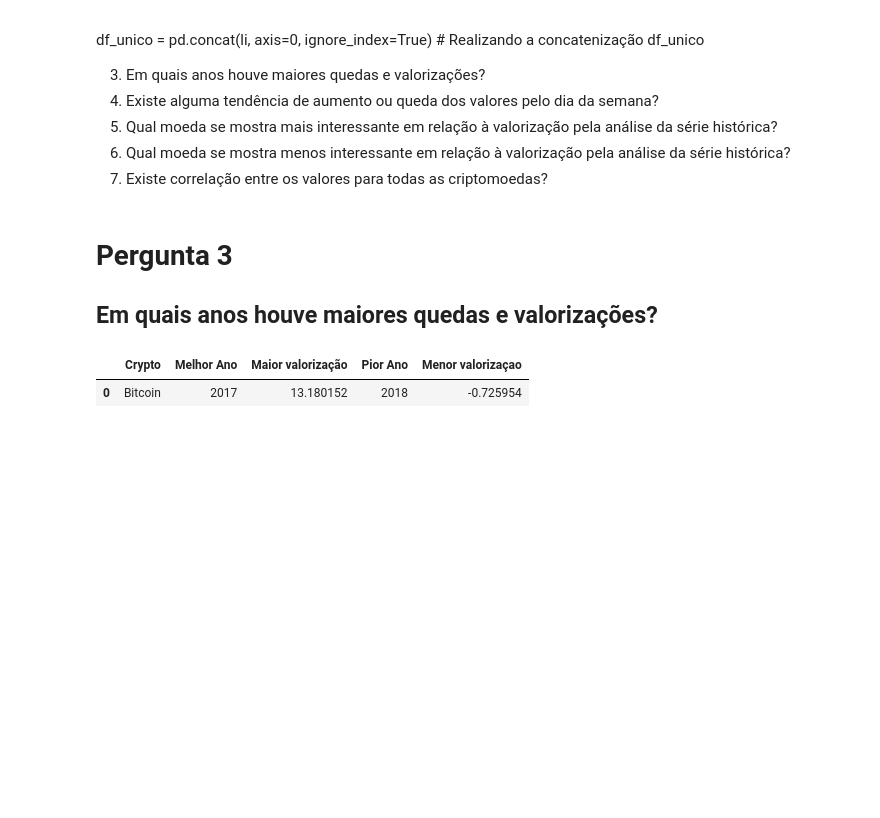
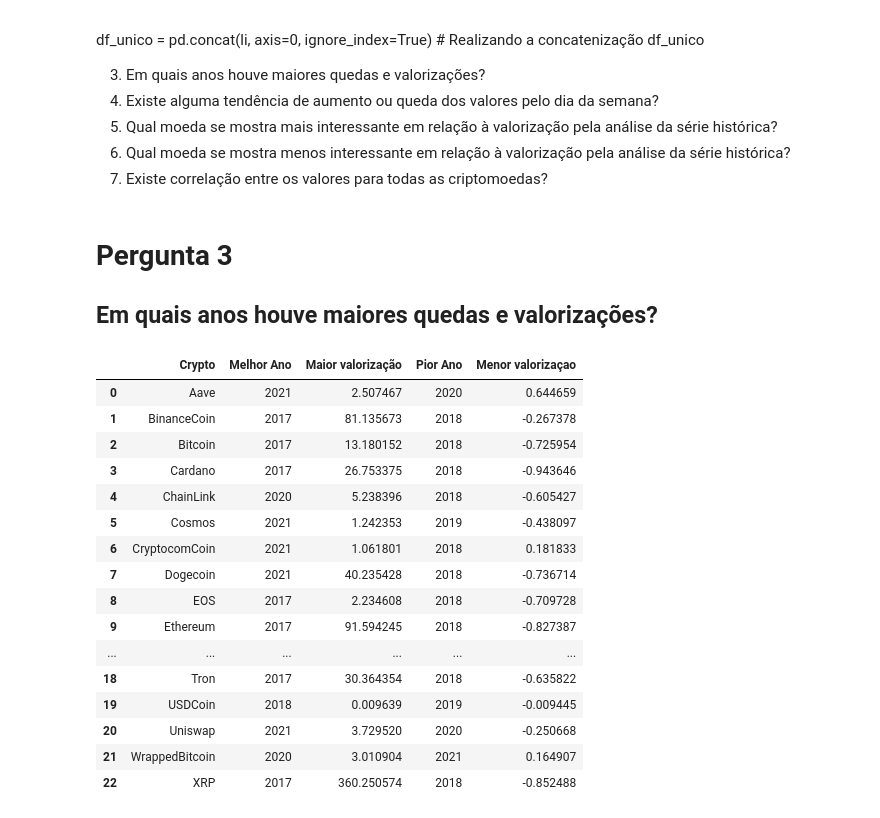
Before and after one commit to WillianXG/Projeto_Em_grupo-Modulo-3, a Jupyter notebook: grupoModulo3.ipynb, the cells around one changed output. Cells and saved outputs as stored; diff of their text form; code cells hidden in the pictures; blank space fills up the shorter version.

Commit message:
Concat dos dataframes

```diff
--- a/grupoModulo3.ipynb
+++ b/grupoModulo3.ipynb
@@ -197,32 +197,50 @@ def calculate_annual(df):
     return df_grouped
 
 annual_changes = [calculate_annual(df) for df in criptomoedas]
 
 def find_extremes(df):
     max_val_year = df['Diferença'].idxmax()
     min_val_year = df['Diferença'].idxmin()
     return max_val_year, df.loc[max_val_year, 'Diferença'], min_val_year, df.loc[min_val_year, 'Diferença']
 
 extremes = [find_extremes(df) for df in annual_changes]
 
 crypto_names = ['Aave', 'BinanceCoin', 'Bitcoin', 'Cardano', 'ChainLink', 'Cosmos', 'CryptocomCoin',
                 'Dogecoin', 'EOS', 'Ethereum', 'Iota', 'Litecoin', 'Monero', 'NEM', 'Polkadot',
                 'Solana', 'Stellar', 'Tether', 'Tron', 'USDCoin', 'Uniswap', 'WrappedBitcoin', 'XRP']
 
 result_dataframes = []
 
 for i, crypto in enumerate(crypto_names):
     max_year, max_change, min_year, min_change = extremes[i]
     df = pd.DataFrame({
         'Crypto': [crypto],
         'Melhor Ano': [max_year],
         'Maior valorização': [max_change],
         'Pior Ano': [min_year],
         'Menor valorizaçao': [min_change]
     })
     result_dataframes.append(df)
 
-result_dataframes[2]
+for i in result_dataframes:
+    df = pd.concat(result_dataframes, ignore_index=True)
+    df = pd.DataFrame(df)
+df
 # %% [output]
 |  | Crypto | Melhor Ano | Maior valorização | Pior Ano | Menor valorizaçao |
-| 0 | Bitcoin | 2017 | 13.180152 | 2018 | -0.725954 |
+| 0 | Aave | 2021 | 2.507467 | 2020 | 0.644659 |
+| 1 | BinanceCoin | 2017 | 81.135673 | 2018 | -0.267378 |
+| 2 | Bitcoin | 2017 | 13.180152 | 2018 | -0.725954 |
+| 3 | Cardano | 2017 | 26.753375 | 2018 | -0.943646 |
+| 4 | ChainLink | 2020 | 5.238396 | 2018 | -0.605427 |
+| 5 | Cosmos | 2021 | 1.242353 | 2019 | -0.438097 |
+| 6 | CryptocomCoin | 2021 | 1.061801 | 2018 | 0.181833 |
+| 7 | Dogecoin | 2021 | 40.235428 | 2018 | -0.736714 |
+| 8 | EOS | 2017 | 2.234608 | 2018 | -0.709728 |
+| 9 | Ethereum | 2017 | 91.594245 | 2018 | -0.827387 |
+| ... | ... | ... | ... | ... | ... |
+| 18 | Tron | 2017 | 30.364354 | 2018 | -0.635822 |
+| 19 | USDCoin | 2018 | 0.009639 | 2019 | -0.009445 |
+| 20 | Uniswap | 2021 | 3.729520 | 2020 | -0.250668 |
+| 21 | WrappedBitcoin | 2020 | 3.010904 | 2021 | 0.164907 |
+| 22 | XRP | 2017 | 360.250574 | 2018 | -0.852488 |
```
